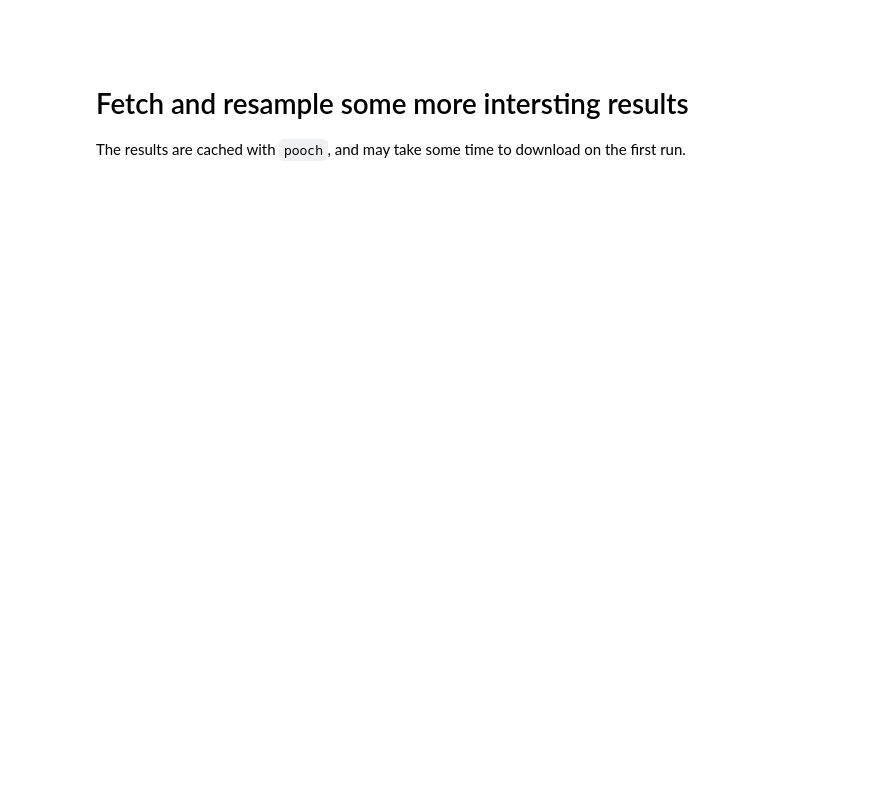
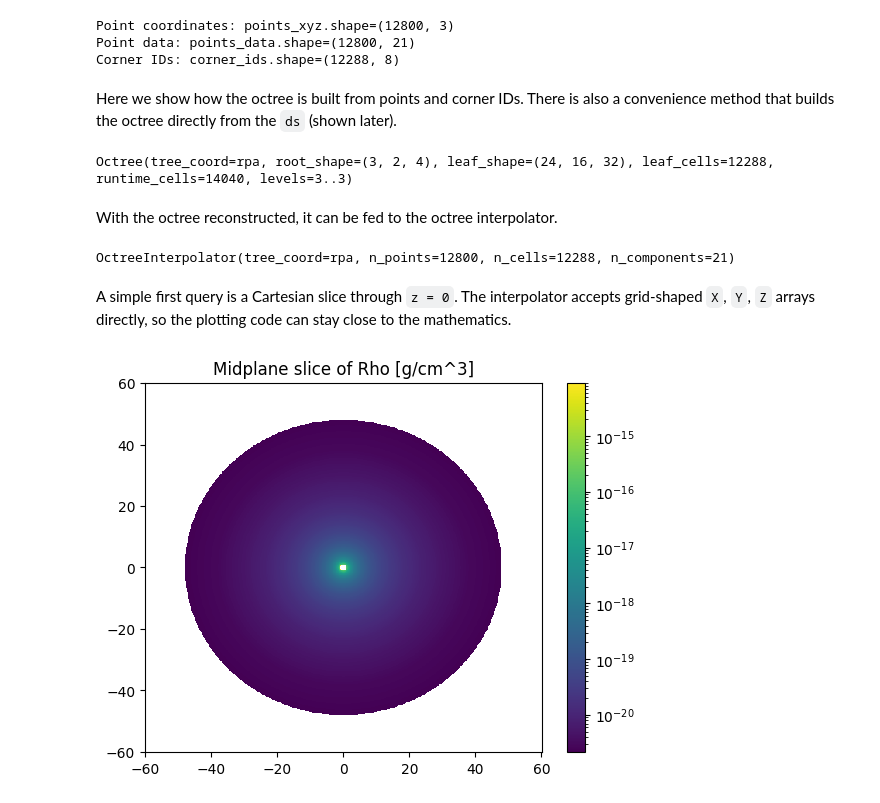
Before and after one commit to svaberg/batcamp, a Jupyter notebook: examples/quick_start.ipynb, the cells around one changed output. Saved outputs shown, nothing was run; the diff lists cells and outputs as text; code cells hidden in the pictures; blank space fills up the shorter version.

```diff
--- a/examples/quick_start.ipynb
+++ b/examples/quick_start.ipynb
@@ -9,31 +22,43 @@ The following code plots a two dimensional density slice.
+# %%
+points_xyz = ds.points[..., :3]
+points_data = ds.points[..., 3:]
+print(f"Point coordinates: {points_xyz.shape=}")
+print(f"Point data: {points_data.shape=}")
+corner_ids = ds.corners
+print(f"Corner IDs: {corner_ids.shape=}")
+# %% [output]
+Point coordinates: points_xyz.shape=(12800, 3)
+Point data: points_data.shape=(12800, 21)
+Corner IDs: corner_ids.shape=(12288, 8)
+# %% [markdown]
+Here we show how the octree is built from points and corner IDs. There is also a convenience method that builds the octree directly from the `ds` (shown later).
+# %%
+from batcamp import Octree
+octree = Octree(points_xyz, corner_ids)
+print(octree)
+# %% [output]
+Octree(tree_coord=rpa, root_shape=(3, 2, 4), leaf_shape=(24, 16, 32), leaf_cells=12288, runtime_cells=14040, levels=3..3)
+# %% [markdown]
+With the octree reconstructed, it can be fed to the octree interpolator.
+# %%
+from batcamp import OctreeInterpolator
+interp = OctreeInterpolator(octree, points_data)
+print(interp)
+# %% [output]
+OctreeInterpolator(tree_coord=rpa, n_points=12800, n_cells=12288, n_components=21)
+# %% [markdown]
+A simple first query is a Cartesian slice through `z = 0`. The interpolator accepts grid-shaped `X`, `Y`, `Z` arrays directly, so the plotting code can stay close to the mathematics.
 # %%
 import numpy as np
 import matplotlib.pyplot as plt
-
-from batread import Dataset
-
-from batcamp import OctreeInterpolator
-
-# Read the dataset
-ds = Dataset.from_file("../sample_data/3d__var_1_n00000000.plt")
-print(ds)
-
-# Create the octree and interpolator
-interp = OctreeInterpolator(ds, ["Rho [g/cm^3]"])
-print(interp)
-
-# Create a Cartesian slice and interpolate density
-X, Y = np.meshgrid(np.linspace(-60, 60, 100), np.linspace(-60, 60, 100))
+X, Y = np.meshgrid(np.linspace(-60, 60, 512), np.linspace(-60, 60, 512))
 Z = np.zeros_like(X)
-rho = interp(X, Y, Z)
+data = interp(X, Y, Z)
 
 fig, ax = plt.subplots()
-pcm = ax.pcolormesh(X, Y, rho, norm="log")
+pcm = ax.pcolormesh(X, Y, data[..., 0], norm="log")
 fig.colorbar(pcm, ax=ax)
-ax.set_title(ds.title)
+ax.set_title("Midplane slice of Rho [g/cm^3]")
 plt.show()
+# %% [output]
+[figure, added]
-# %% [markdown]
-#
-# %% [markdown]
-# Fetch and resample some more intersting results
-The results are cached with `pooch`, and may take some time to download on the first run.
```
Also changed, not shown: parts of 28 cells of this notebook.
